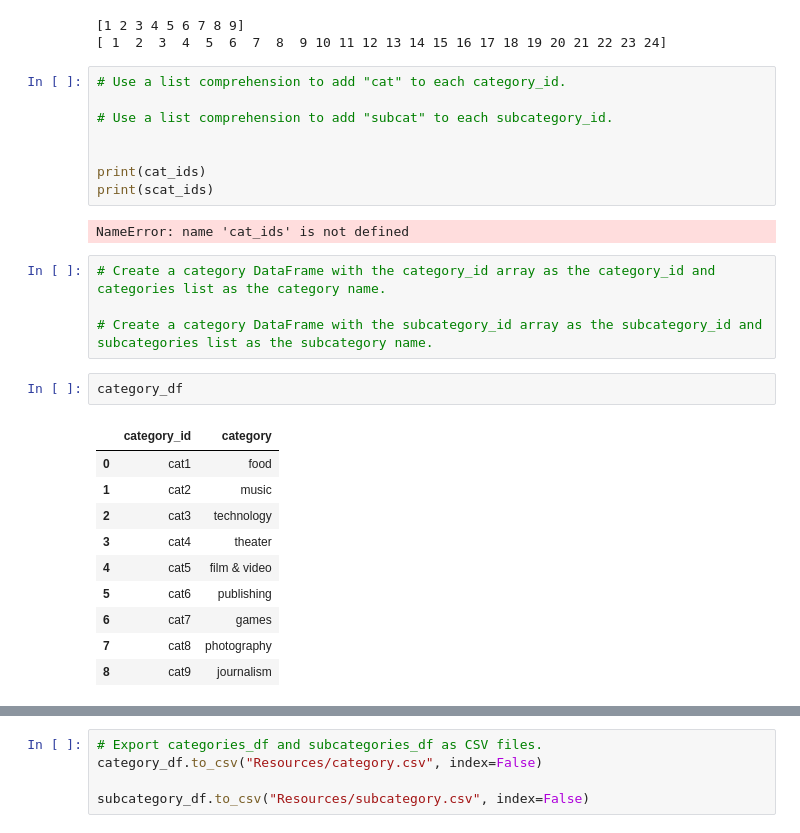
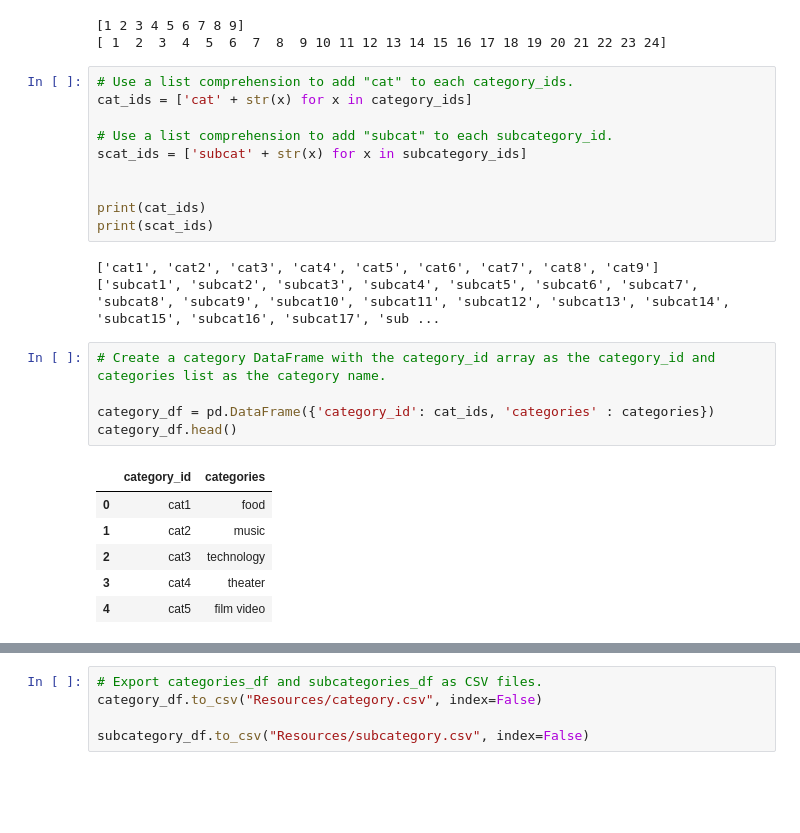
Before and after one commit to matanick1/Crowdfunding_ETL, a Jupyter notebook: ETL_Mini_Project_TMatanick_JNapier.ipynb, the cells around one changed output, grey strips where cells are left out. Saved outputs shown, nothing was run; the diff lists cells and outputs as text; blank space fills up the shorter version.

Commit message:
created category and subcategory dataframes

```diff
--- a/ETL_Mini_Project_TMatanick_JNapier.ipynb
+++ b/ETL_Mini_Project_TMatanick_JNapier.ipynb
@@ -108,29 +108,27 @@ print(subcategory_ids)
 [1 2 3 4 5 6 7 8 9]
 [ 1  2  3  4  5  6  7  8  9 10 11 12 13 14 15 16 17 18 19 20 21 22 23 24]
 # %%
-# Use a list comprehension to add "cat" to each category_id.
+# Use a list comprehension to add "cat" to each category_ids.
+cat_ids = ['cat' + str(x) for x in category_ids]
 
 # Use a list comprehension to add "subcat" to each subcategory_id.
+scat_ids = ['subcat' + str(x) for x in subcategory_ids]
 
 
 print(cat_ids)
 print(scat_ids)
 # %% [output]
-NameError: name 'cat_ids' is not defined
+['cat1', 'cat2', 'cat3', 'cat4', 'cat5', 'cat6', 'cat7', 'cat8', 'cat9']
+['subcat1', 'subcat2', 'subcat3', 'subcat4', 'subcat5', 'subcat6', 'subcat7', 'subcat8', 'subcat9', 'subcat10', 'subcat11', 'subcat12', 'subcat13', 'subcat14', 'subcat15', 'subcat16', 'subcat17', 'sub ...
 # %%
 # Create a category DataFrame with the category_id array as the category_id and categories list as the category name.
 
-# Create a category DataFrame with the subcategory_id array as the subcategory_id and subcategories list as the subcategory name.
+category_df = pd.DataFrame({'category_id': cat_ids, 'categories' : categories})
+category_df.head()
+# %% [output]
+|  | category_id | categories |
+| 0 | cat1 | food |
+| 1 | cat2 | music |
+| 2 | cat3 | technology |
+| 3 | cat4 | theater |
+| 4 | cat5 | film video |
-# %%
-category_df
-# %% [output]
-|  | category_id | category |
-| 0 | cat1 | food |
-| 1 | cat2 | music |
-| 2 | cat3 | technology |
-| 3 | cat4 | theater |
-| 4 | cat5 | film & video |
-| 5 | cat6 | publishing |
-| 6 | cat7 | games |
-| 7 | cat8 | photography |
-| 8 | cat9 | journalism |
```
Also changed, not shown: parts of 2 cells of this notebook, 2 other files.
